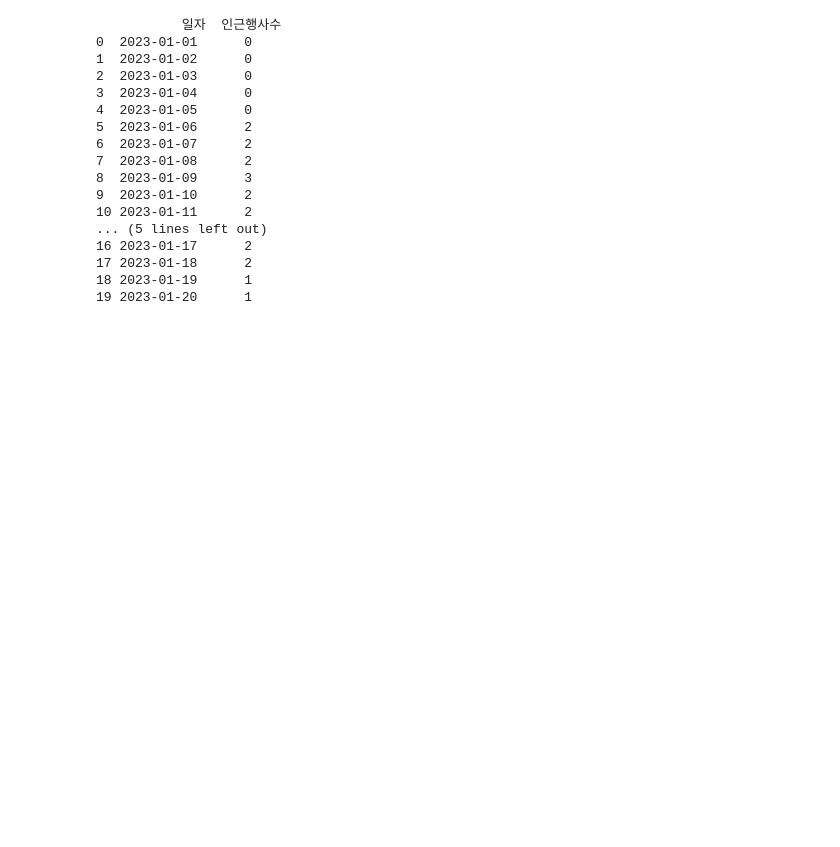
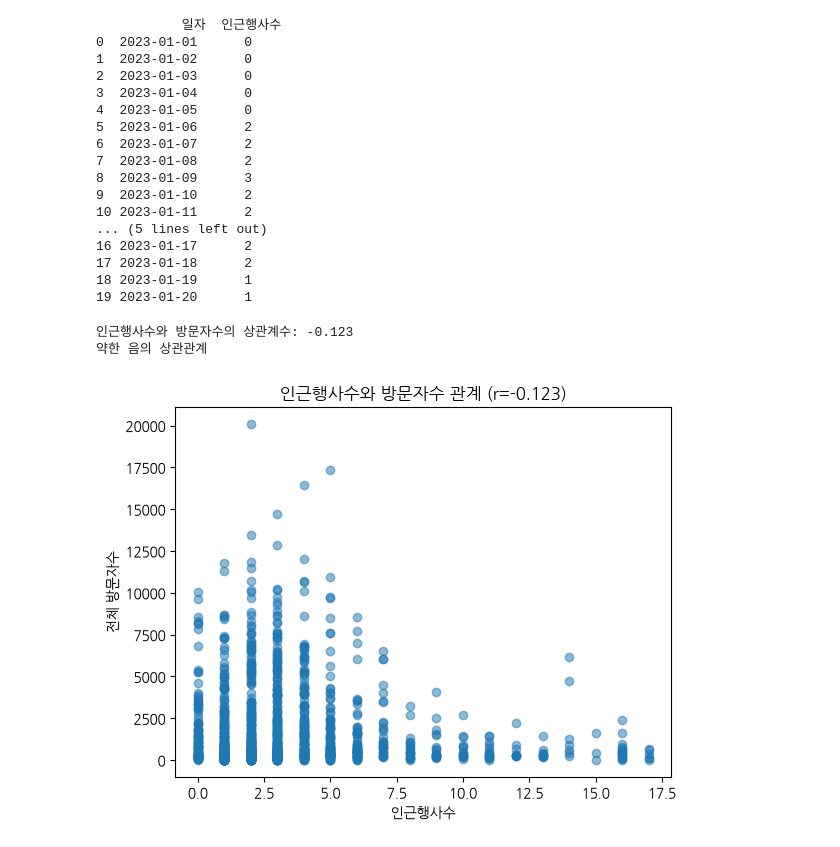
Before and after one commit to cmry9775/module_project-1-, a Jupyter notebook: project.ipynb, the cells around one changed output. Cells and saved outputs as stored; diff of their text form; code cells hidden in the pictures; blank space fills up the shorter version.

```diff
--- a/project.ipynb
+++ b/project.ipynb
@@ -159,35 +159,41 @@ if __name__ == '__main__':
 import pandas as pd
 import matplotlib.pyplot as plt
 
+plt.rc('font', family='NanumGothic') # korean for plt
+plt.rc('axes', unicode_minus=False) # prevent minus error
 
 def analyze_correlation():
     df = pd.read_csv('Oworld_events.csv')
 
     correlation = df['인근행사수'].corr(df['전체건수'])
 
     print(f"인근행사수와 방문자수의 상관계수: {correlation:.3f}")
 
     if correlation >= 0.7:
         print("강한 양의 상관관계")
     elif correlation >= 0.3:
         print("중간 정도의 양의 상관관계")
     elif correlation > 0:
         print("약한 양의 상관관계")
     elif correlation <= -0.7:
         print("강한 음의 상관관계")
     elif correlation <= -0.3:
         print("중간 정도의 음의 상관관계")
     elif correlation < 0:
         print("약한 음의 상관관계")
     else:
         print("상관관계 없음")
 
     plt.scatter(df['인근행사수'], df['전체건수'], alpha=0.5)
     plt.xlabel('인근행사수')
     plt.ylabel('전체 방문자수')
     plt.title(f'인근행사수와 방문자수 관계 (r={correlation:.3f})')
     plt.show()
 
 
 if __name__ == '__main__':
     analyze_correlation()
+# %% [output]
+인근행사수와 방문자수의 상관계수: -0.123
+약한 음의 상관관계
+[figure, added]
```
Also changed, not shown: parts of 2 cells of this notebook, 6 other files.
